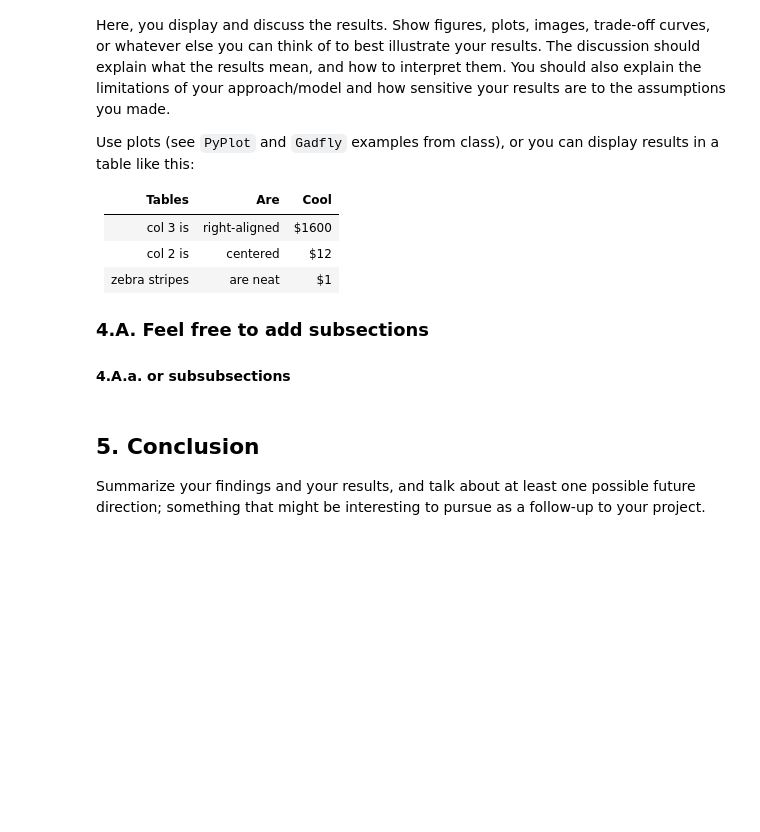
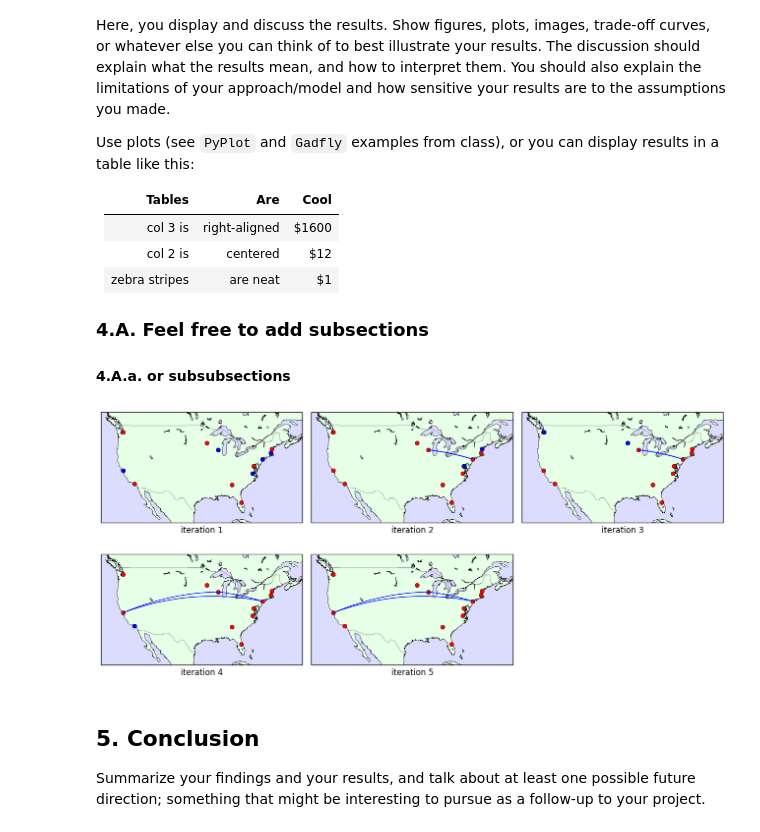
Before and after one commit to chao1224/Steiner-Tree-in-Flight-Scheduling, a Jupyter notebook: project_report.ipynb, the cells around one changed output. Saved outputs shown, nothing was run; the diff lists cells and outputs as text; code cells hidden in the pictures; blank space fills up the shorter version.

```diff
--- a/project_report.ipynb
+++ b/project_report.ipynb
@@ -306,7 +311,7 @@ m = Model()
 
 # first 22 of edges should match the city_choice
 # MODIFIED
-@addConstraint(m, c1[i=1:city_number-1], edge[2i-1] == city_choice[i])
+@addConstraint(m, c1[i=1:city_number - 1], edge[2i-1] == city_choice[i])
 # the remaining edges should match the flight
 @addConstraint(m, c2[i=1:flight_number], edge[i+2city_number] == flight_choice[i])
 
@@ -317,17 +322,21 @@ m = Model()
 # @addConstraint(m, city_choice[city_number] == 1)
 # restriced by money limit
 @addConstraint(m, sum{flight_choice[i] * flight_price[i], i=1:flight_number} <= max_money)
-# day spent on each city should be less than its upper limit
-# MODIFIED
-@addConstraint(m, constr[i in 1:city_number], day_each_city[i] <= city_day_upperlimit[i] * city_choice[i])
-@addConstraint(m, constr[i in 1:city_number], day_each_city[i] >= city_choice[i])
-
 # restricted by travel day limit
 # assumption: spend two days at each city, and one day on each flight
 @addConstraint(m,  sum(day_each_city) + sum(flight_choice) <= max_day)
 
+# day spent on each city should be less than its upper limit
+# MODIFIED
+
+@addConstraint(m, constr[i in 1:city_number], day_each_city[i] <= city_day_upperlimit[i] * city_choice[i])
+@addConstraint(m, constr[i in 1:city_number], day_each_city[i] >= city_choice[i])
+
 # try to max the comfortable indexes
 @setObjective(m, Max, sum{score[i]*day_each_city[i], i=1:city_number} + sum{flight_comfort[i] * flight_choice[i], i=1:flight_number})
+
+
+sols = []
 
 for iter = 1 : 30
     solve(m)
@@ -355,6 +364,7 @@ for iter = 1 : 30
     #print_out_tour(getValue(flight_choice))
     print('\n')
     print_out_edge(getValue(edge))
+    push!(sols,getValue(edge))
     print('\n')
     print('\n')
     len = length(subtours)
@@ -402,3 +453,15 @@ Use plots (see `PyPlot` and `Gadfly` examples from class), or you can display re
+# %%
+# plot the iterations as we eliminate subtours
+figure(figsize=(13,6))
+for i = 1:5
+    subplot(2,3,i)
+    mapSolution(sols[i])
+    xlabel(string("iteration ",i))
+end
+tight_layout()
+#savefig("tsp_sol_elim.pdf")
+# %% [output]
+[figure, added]
 # %% [markdown]
 ## 5. Conclusion ##
 
```
Also changed, not shown: parts of 4 cells of this notebook, 1 other file.
